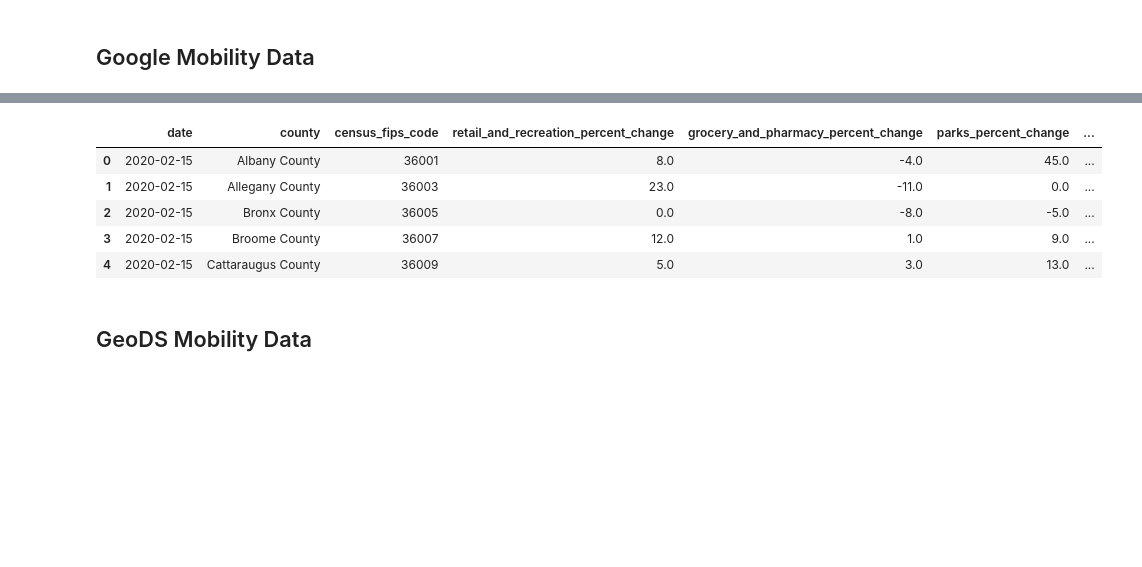
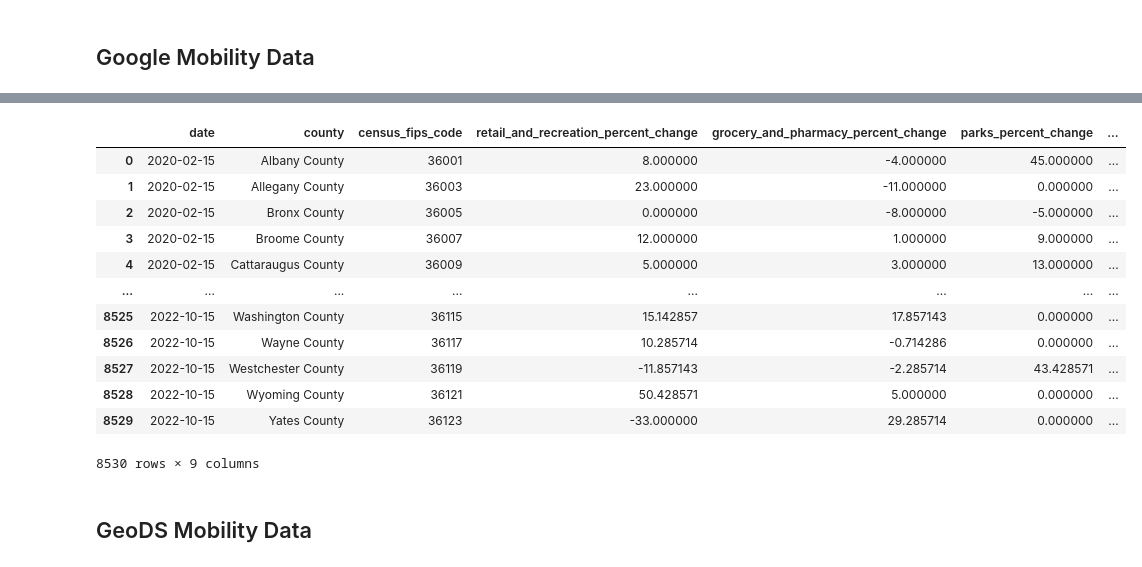
Before and after one commit to guptashrey/spread-of-airborne-diseases, a Jupyter notebook: src/getMobilityData.ipynb, the cells around one changed output, grey strips where cells are left out. Saved outputs shown, nothing was run; the diff lists cells and outputs as text; code cells hidden in the pictures; blank space fills up the shorter version.

Commit message:
Remove date constraint google mobility data

```diff
--- a/src/getMobilityData.ipynb
+++ b/src/getMobilityData.ipynb
@@ -59,42 +73,46 @@ google_mobility_data_NY = google_mobility_data[google_mobility_data['state'] ==
 
 # Drop some columns
 google_mobility_data_NY.drop(columns=['country_code', 'country', 'state', 'place_id'], inplace=True)
 
 # Limit the date range
-upper_date = pd.to_datetime('04/15/2021')
 google_mobility_data_NY['date'] = pd.to_datetime(google_mobility_data_NY['date'])
-google_mobility_data_NY = google_mobility_data_NY[google_mobility_data_NY['date'] <= upper_date]
 
 # Forward-fill missing values for each county
 for county in np.unique(google_mobility_data_NY['county']):
     google_mobility_data_NY[google_mobility_data_NY['county'] == county] = google_mobility_data_NY[google_mobility_data_NY['county'] == county].ffill(inplace=False)
 
 # Replace the remaining NaN with zero
 google_mobility_data_NY = google_mobility_data_NY.replace(np.nan, 0)
 
 # Average using sunday to next saturday
 google_mobility_data_NY = google_mobility_data_NY.groupby([pd.Grouper(key='date', freq='W-SAT'), 'county', 'census_fips_code']).mean().reset_index()
-google_mobility_data_NY = google_mobility_data_NY[google_mobility_data_NY['date'] <= upper_date]
 
 # Make fips codes integers
 google_mobility_data_NY['census_fips_code'] = google_mobility_data_NY['census_fips_code'].astype(int)
 
 # Pivot the dataframe
 #google_mobility_data_NY.drop(columns='census_fips_code', inplace=True)
 #google_mobility_data_NY = google_mobility_data_NY.pivot(index='date', columns='county')
 
 # TODO: pivot so counties are the column
-display(google_mobility_data_NY.head())
+display(google_mobility_data_NY)
 
 # Save as CSV
 google_mobility_data_NY.to_csv(os.path.join(DATA_FOLDER_PATH, os.path.join('Cleaned_mobility_data', 'google_mobility_data.csv')))
 # %% [output]
 |  | date | county | census_fips_code | retail_and_recreation_percent_change | grocery_and_pharmacy_percent_change | parks_percent_change | ... |
-| 0 | 2020-02-15 | Albany County | 36001 | 8.0 | -4.0 | 45.0 | ... |
-| 1 | 2020-02-15 | Allegany County | 36003 | 23.0 | -11.0 | 0.0 | ... |
-| 2 | 2020-02-15 | Bronx County | 36005 | 0.0 | -8.0 | -5.0 | ... |
-| 3 | 2020-02-15 | Broome County | 36007 | 12.0 | 1.0 | 9.0 | ... |
-| 4 | 2020-02-15 | Cattaraugus County | 36009 | 5.0 | 3.0 | 13.0 | ... |
+| 0 | 2020-02-15 | Albany County | 36001 | 8.000000 | -4.000000 | 45.000000 | ... |
+| 1 | 2020-02-15 | Allegany County | 36003 | 23.000000 | -11.000000 | 0.000000 | ... |
+| 2 | 2020-02-15 | Bronx County | 36005 | 0.000000 | -8.000000 | -5.000000 | ... |
+| 3 | 2020-02-15 | Broome County | 36007 | 12.000000 | 1.000000 | 9.000000 | ... |
+| 4 | 2020-02-15 | Cattaraugus County | 36009 | 5.000000 | 3.000000 | 13.000000 | ... |
+| ... | ... | ... | ... | ... | ... | ... | ... |
+| 8525 | 2022-10-15 | Washington County | 36115 | 15.142857 | 17.857143 | 0.000000 | ... |
+| 8526 | 2022-10-15 | Wayne County | 36117 | 10.285714 | -0.714286 | 0.000000 | ... |
+| 8527 | 2022-10-15 | Westchester County | 36119 | -11.857143 | -2.285714 | 43.428571 | ... |
+| 8528 | 2022-10-15 | Wyoming County | 36121 | 50.428571 | 5.000000 | 0.000000 | ... |
+| 8529 | 2022-10-15 | Yates County | 36123 | -33.000000 | 29.285714 | 0.000000 | ... |
+8530 rows × 9 columns
 # %% [markdown]
 ## GeoDS Mobility Data
 # %% [markdown]
```
Also changed, not shown: parts of 1 cell of this notebook, 1 other file.
